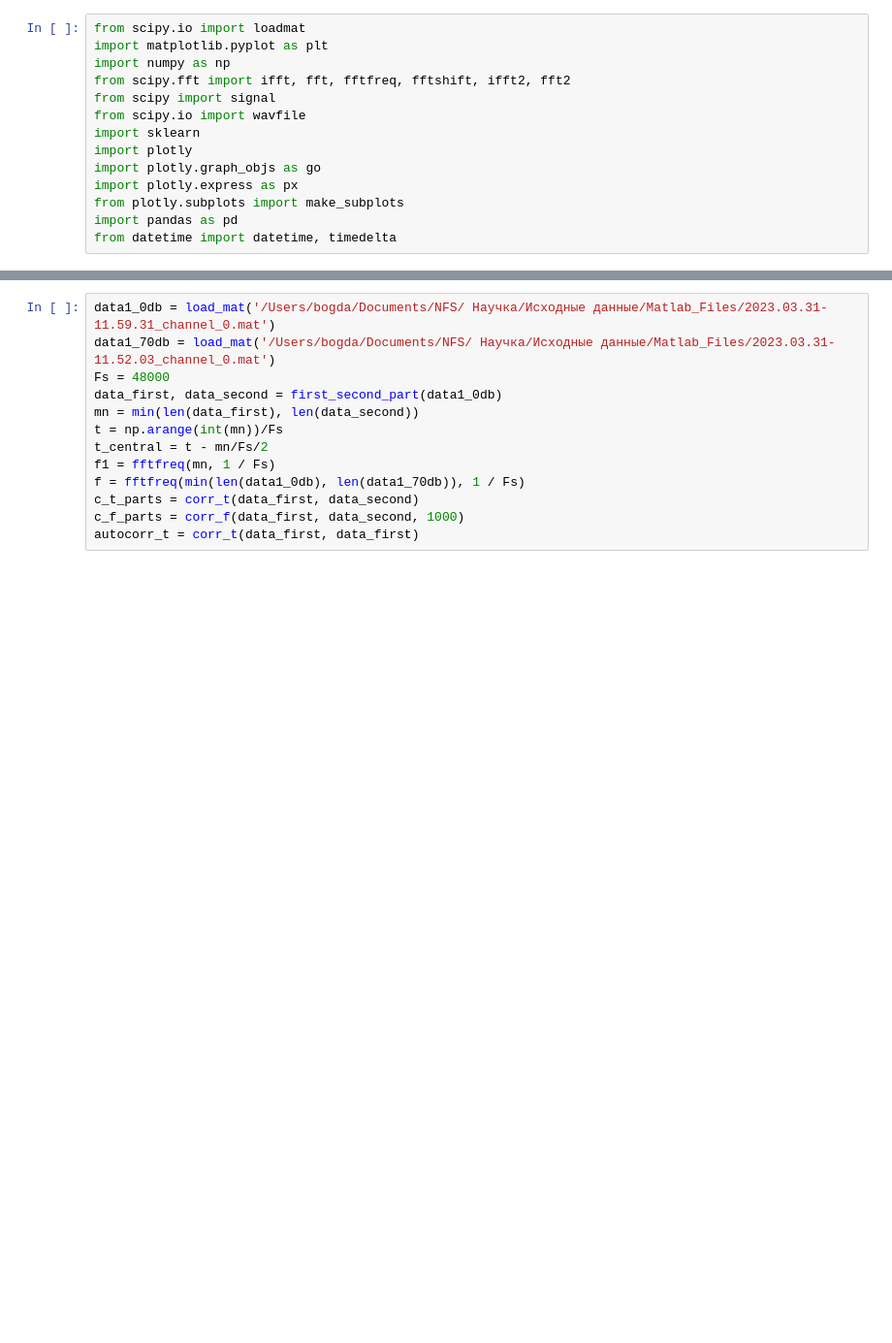
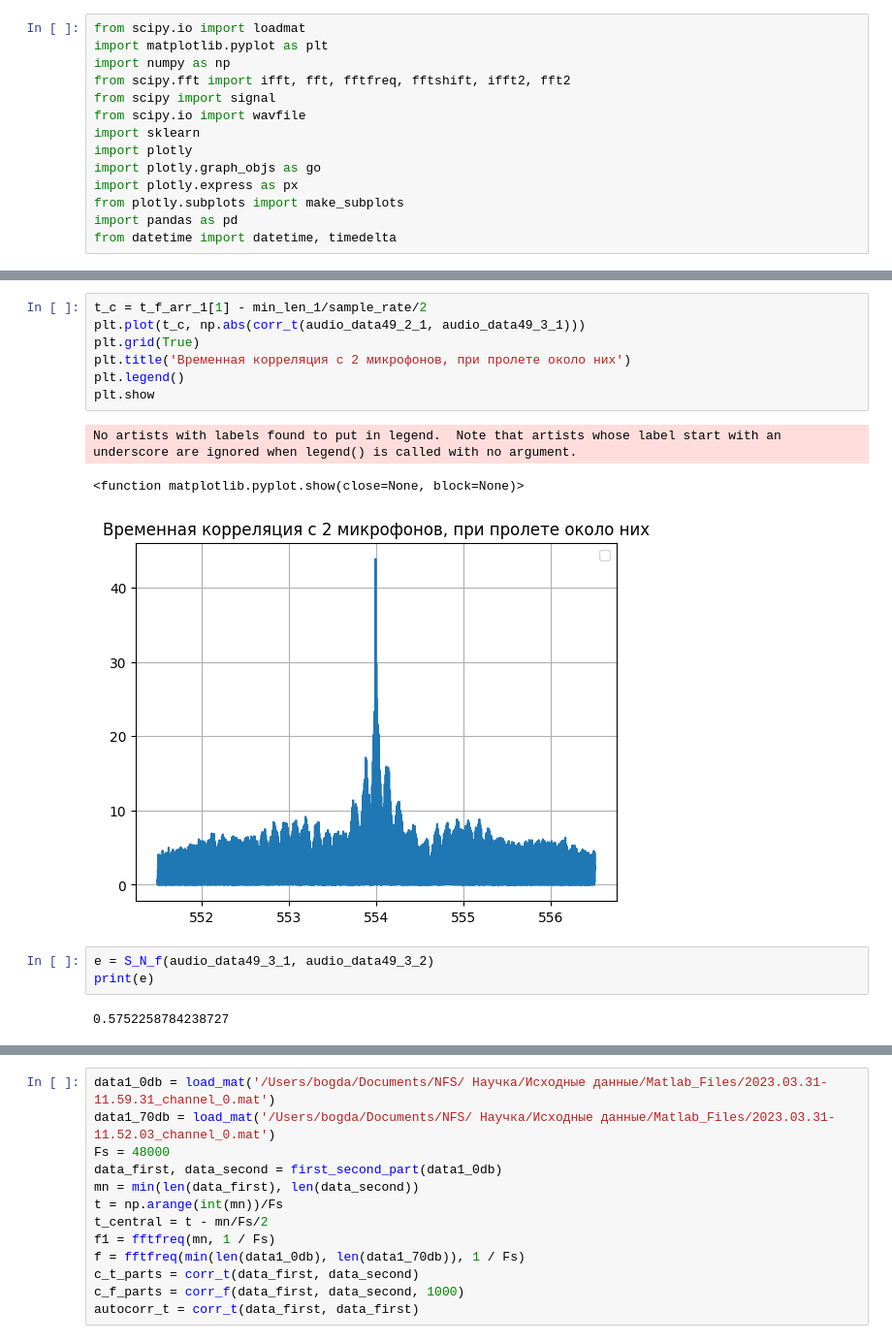
Before and after one commit to bdExplore/Scientific, a Jupyter notebook: Python/DJISummer.ipynb, the cells around one changed output, grey strips where cells are left out. Shown: that part at 97% size. Saved outputs shown, nothing was run; the diff lists cells and outputs as text; blank space fills up the shorter version.

Commit message:
Добавлено сравнение корреляций временных с 2 микрофонов

```diff
--- a/Python/DJISummer.ipynb
+++ b/Python/DJISummer.ipynb
@@ -201,0 +201,16 @@ plot1 (t_f_arr_2[2], corr_t(audio_data1_f2, audio_data2_f2), 'Rare')
+# %%
+t_c = t_f_arr_1[1] - min_len_1/sample_rate/2
+plt.plot(t_c, np.abs(corr_t(audio_data49_2_1, audio_data49_3_1)))
+plt.grid(True)
+plt.title('Временная корреляция с 2 микрофонов, при пролете около них')
+plt.legend()
+plt.show
+# %% [output]
+No artists with labels found to put in legend.  Note that artists whose label start with an underscore are ignored when legend() is called with no argument.
+<function matplotlib.pyplot.show(close=None, block=None)>
+[figure, added]
+# %%
+e = S_N_f(audio_data49_3_1, audio_data49_3_2)
+print(e)
+# %% [output]
+0.5752258784238727
```
Also changed, not shown: parts of 12 cells of this notebook, 3 other files.
